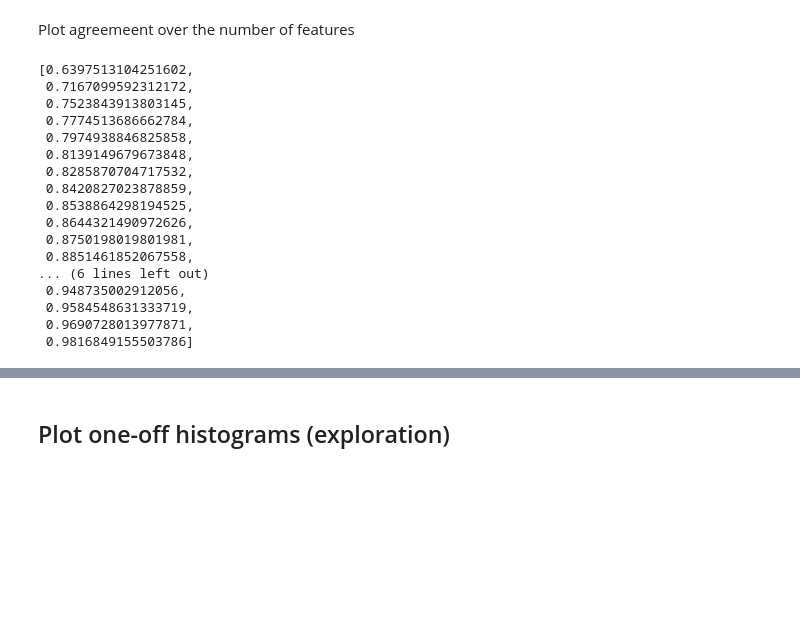
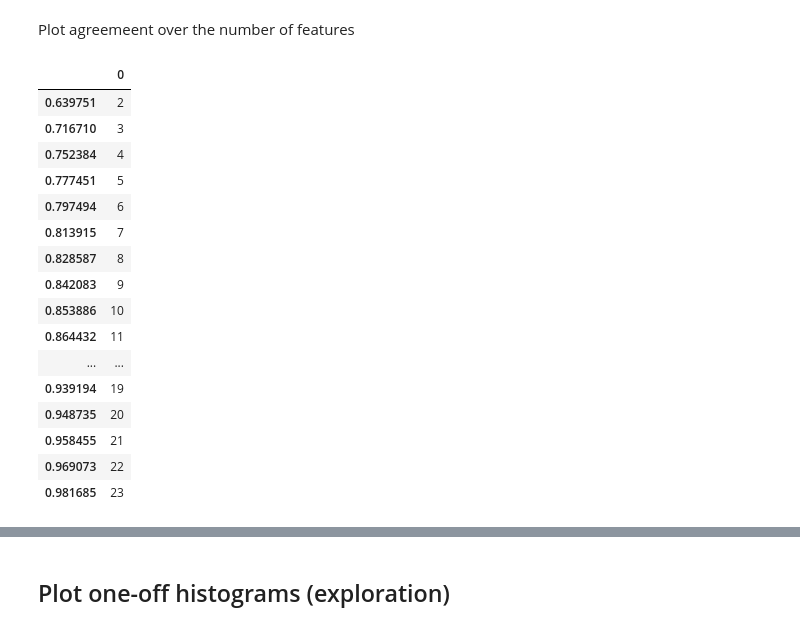
Before and after one commit to xehu/tpm-horse-race-modeling, a Jupyter notebook: task_map_explorations_with_multitask/empirical_experiment_visuals.ipynb, the cells around one changed output, grey strips where cells are left out. Saved outputs shown, nothing was run; the diff lists cells and outputs as text; code cells hidden in the pictures; blank space fills up the shorter version.

```diff
--- a/task_map_explorations_with_multitask/empirical_experiment_visuals.ipynb
+++ b/task_map_explorations_with_multitask/empirical_experiment_visuals.ipynb
@@ -1229,25 +1229,25 @@ for key, values in sorted(consistency_dict_for_num_features.items()):
     lower_bounds.append(mean_val - h)
     upper_bounds.append(mean_val + h)
 # %%
-means
+pd.DataFrame(range(2, len(means)+2), means)
 # %% [output]
-[0.6397513104251602,
- 0.7167099592312172,
- 0.7523843913803145,
- 0.7774513686662784,
- 0.7974938846825858,
- 0.8139149679673848,
- 0.8285870704717532,
- 0.8420827023878859,
- 0.8538864298194525,
- 0.8644321490972626,
- 0.8750198019801981,
- 0.8851461852067558,
-... (6 lines left out)
- 0.948735002912056,
- 0.9584548631333719,
- 0.9690728013977871,
- 0.9816849155503786]
+|  | 0 |
+| 0.639751 | 2 |
+| 0.716710 | 3 |
+| 0.752384 | 4 |
+| 0.777451 | 5 |
+| 0.797494 | 6 |
+| 0.813915 | 7 |
+| 0.828587 | 8 |
+| 0.842083 | 9 |
+| 0.853886 | 10 |
+| 0.864432 | 11 |
+| ... | ... |
+| 0.939194 | 19 |
+| 0.948735 | 20 |
+| 0.958455 | 21 |
+| 0.969073 | 22 |
+| 0.981685 | 23 |
 # %%
 plt.figure(figsize=(10, 6))
 plt.errorbar(num_features, means, yerr=[np.array(means) - np.array(lower_bounds), np.array(upper_bounds) - np.array(means)],
```
Also changed, not shown: parts of 1 cell of this notebook.
